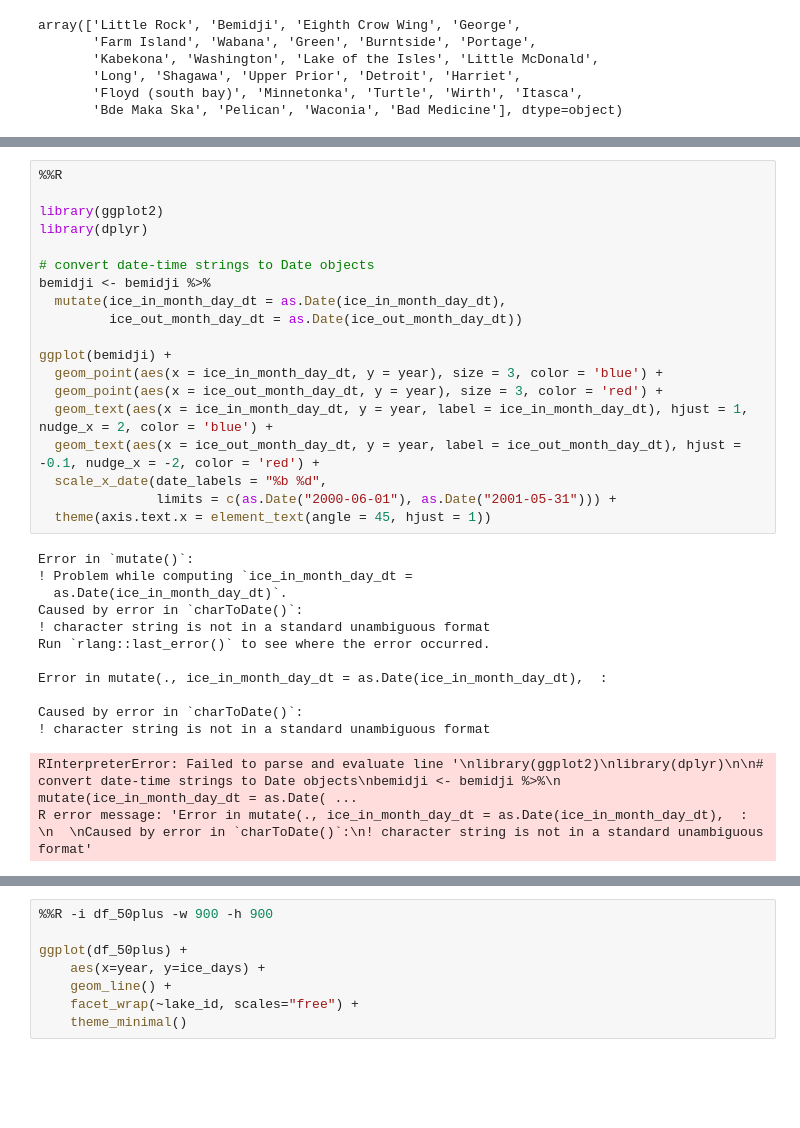
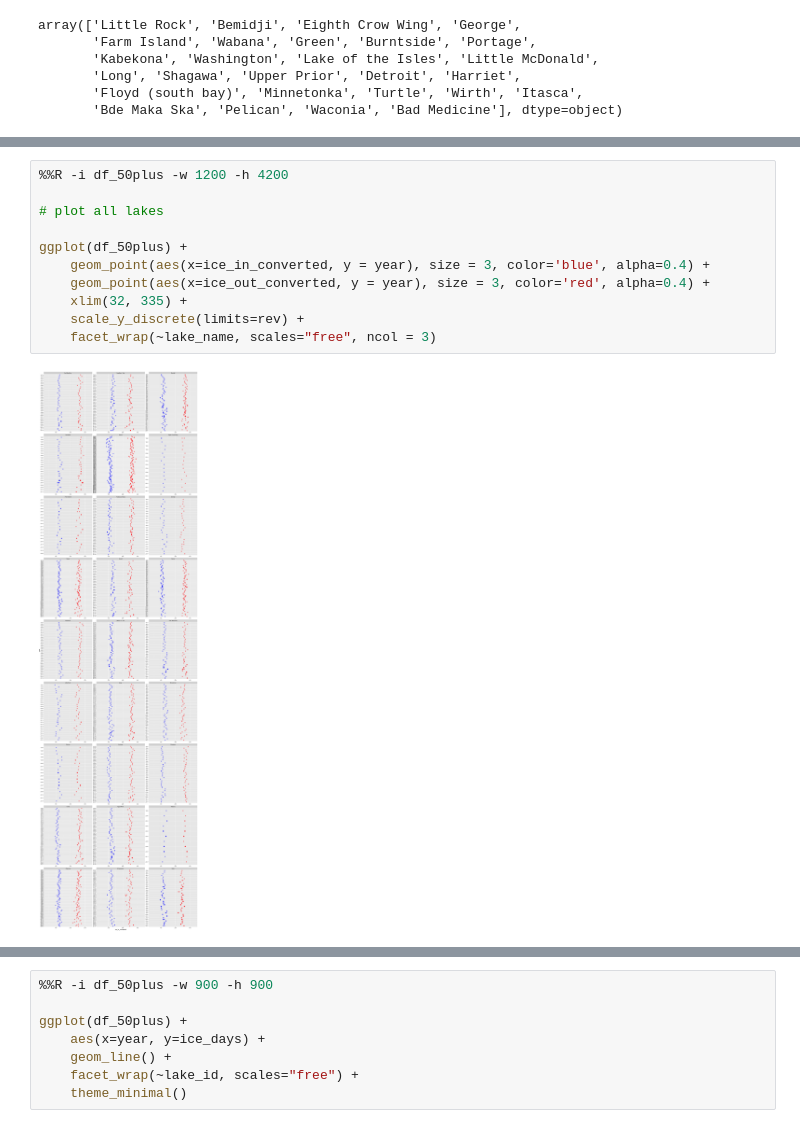
Before and after one commit to junekim6/minnesota-lakes, a Jupyter notebook: data/ice_coverage.ipynb, the cells around one changed output, grey strips where cells are left out. Saved outputs shown, nothing was run; the diff lists cells and outputs as text; blank space fills up the shorter version.

```diff
--- a/data/ice_coverage.ipynb
+++ b/data/ice_coverage.ipynb
@@ -354,33 +263,13 @@ ggplot(bemidji) +
-# %%
-%%R
-
-library(ggplot2)
-library(dplyr)
-
-# convert date-time strings to Date objects
-bemidji <- bemidji %>%
-  mutate(ice_in_month_day_dt = as.Date(ice_in_month_day_dt),
-         ice_out_month_day_dt = as.Date(ice_out_month_day_dt))
-
-ggplot(bemidji) +
-  geom_point(aes(x = ice_in_month_day_dt, y = year), size = 3, color = 'blue') +
-  geom_point(aes(x = ice_out_month_day_dt, y = year), size = 3, color = 'red') +
-  geom_text(aes(x = ice_in_month_day_dt, y = year, label = ice_in_month_day_dt), hjust = 1, nudge_x = 2, color = 'blue') +
-  geom_text(aes(x = ice_out_month_day_dt, y = year, label = ice_out_month_day_dt), hjust = -0.1, nudge_x = -2, color = 'red') +
-  scale_x_date(date_labels = "%b %d",
-               limits = c(as.Date("2000-06-01"), as.Date("2001-05-31"))) +
-  theme(axis.text.x = element_text(angle = 45, hjust = 1))
-# %% [output]
-Error in `mutate()`:
-! Problem while computing `ice_in_month_day_dt =
-  as.Date(ice_in_month_day_dt)`.
-Caused by error in `charToDate()`:
-! character string is not in a standard unambiguous format
-Run `rlang::last_error()` to see where the error occurred.
-
-Error in mutate(., ice_in_month_day_dt = as.Date(ice_in_month_day_dt),  :
-
-Caused by error in `charToDate()`:
-! character string is not in a standard unambiguous format
-RInterpreterError: Failed to parse and evaluate line '\nlibrary(ggplot2)\nlibrary(dplyr)\n\n# convert date-time strings to Date objects\nbemidji <- bemidji %>%\n  mutate(ice_in_month_day_dt = as.Date( ...
-R error message: 'Error in mutate(., ice_in_month_day_dt = as.Date(ice_in_month_day_dt),  : \n  \nCaused by error in `charToDate()`:\n! character string is not in a standard unambiguous format'
+# %%
+%%R -i df_50plus -w 1200 -h 4200
+
+# plot all lakes
+
+ggplot(df_50plus) +
+    geom_point(aes(x=ice_in_converted, y = year), size = 3, color='blue', alpha=0.4) +
+    geom_point(aes(x=ice_out_converted, y = year), size = 3, color='red', alpha=0.4) +
+    xlim(32, 335) +
+    scale_y_discrete(limits=rev) +
+    facet_wrap(~lake_name, scales="free", ncol = 3)
+# %% [output]
+[figure, added]
```
Also changed, not shown: parts of 30 cells of this notebook, 28 other files.
